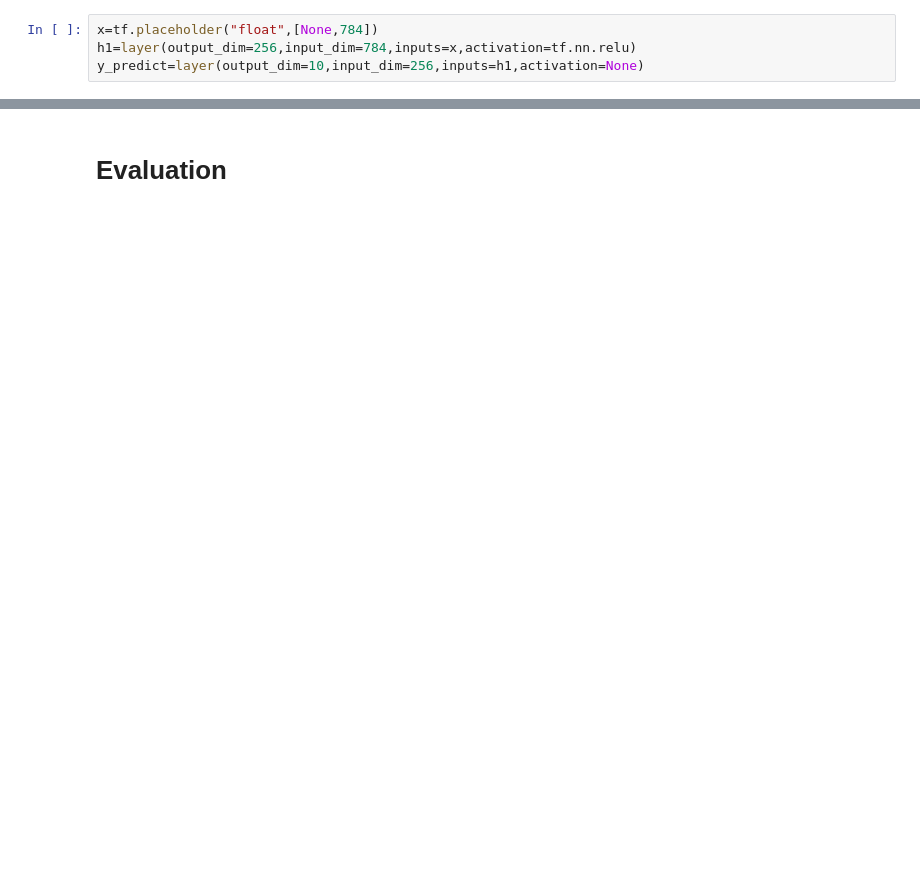
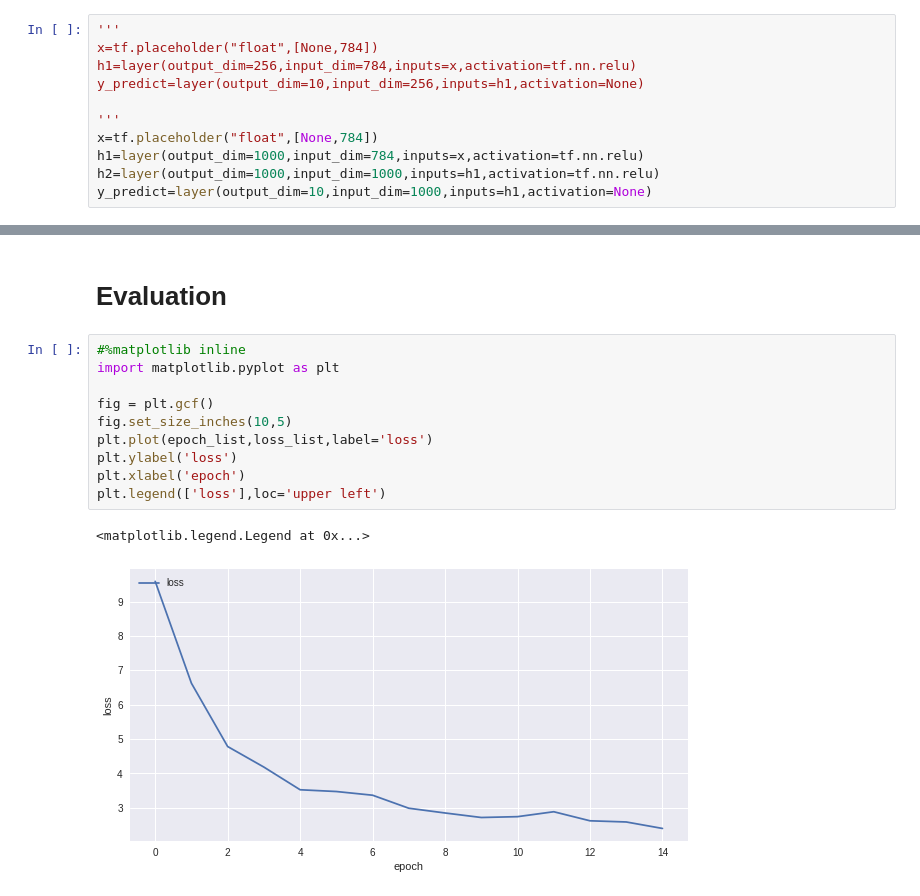
Before and after one commit to BingHung/AI, a Jupyter notebook: [02192019_4]_Tensorflow_MNIST_Hand_Writing_Digit_Demo_MLP_v1.ipynb, the cells around one changed output, grey strips where cells are left out. Saved outputs shown, nothing was run; the diff lists cells and outputs as text; blank space fills up the shorter version.

```diff
--- a/[02192019_4]_Tensorflow_MNIST_Hand_Writing_Digit_Demo_MLP_v1.ipynb
+++ b/[02192019_4]_Tensorflow_MNIST_Hand_Writing_Digit_Demo_MLP_v1.ipynb
@@ -35,6 +48,13 @@ def layer(output_dim,input_dim,inputs,activation=None):
     outputs=activation(XWb)
   return outputs
 # %%
+'''
 x=tf.placeholder("float",[None,784])
 h1=layer(output_dim=256,input_dim=784,inputs=x,activation=tf.nn.relu)
 y_predict=layer(output_dim=10,input_dim=256,inputs=h1,activation=None)
+
+'''
+x=tf.placeholder("float",[None,784])
+h1=layer(output_dim=1000,input_dim=784,inputs=x,activation=tf.nn.relu)
+h2=layer(output_dim=1000,input_dim=1000,inputs=h1,activation=tf.nn.relu)
+y_predict=layer(output_dim=10,input_dim=1000,inputs=h1,activation=None)
@@ -95,2 +127,15 @@ Train Finished takes : 19.843979120254517
 # %% [markdown]
 # Evaluation
+# %%
+#%matplotlib inline
+import matplotlib.pyplot as plt
+
+fig = plt.gcf()
+fig.set_size_inches(10,5)
+plt.plot(epoch_list,loss_list,label='loss')
+plt.ylabel('loss')
+plt.xlabel('epoch')
+plt.legend(['loss'],loc='upper left')
+# %% [output]
+<matplotlib.legend.Legend at 0x...>
+[figure, added]
```
Also changed, not shown: parts of 9 cells of this notebook.
